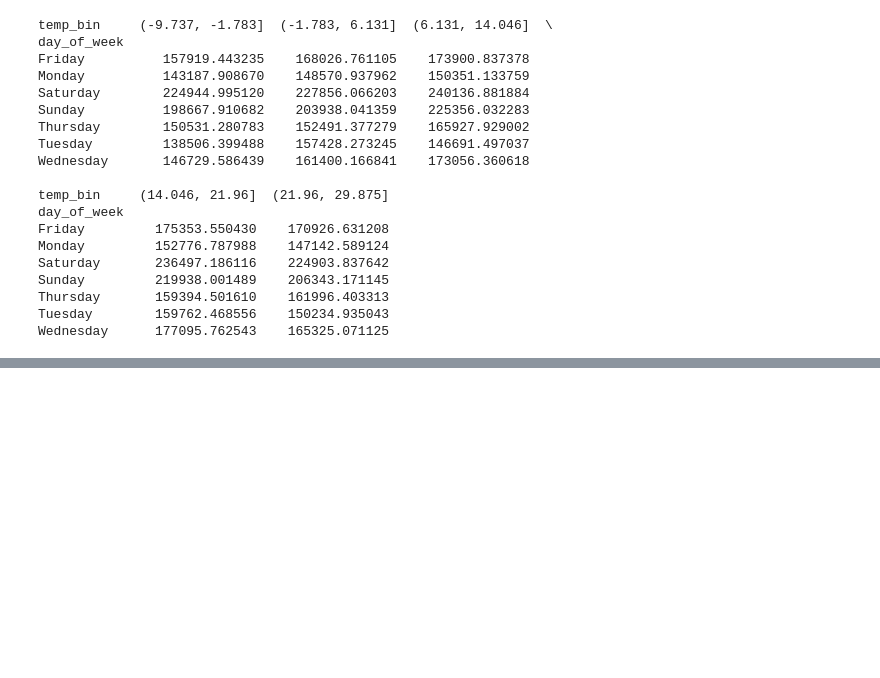
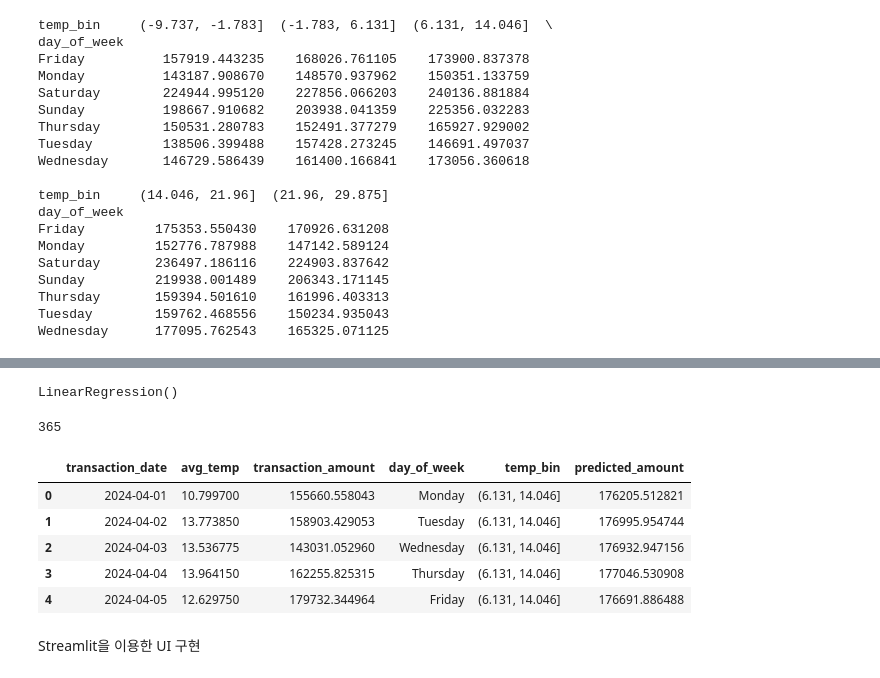
Before and after one commit to ESTCAMP-Team5/first_project, a Jupyter notebook: credit_card_usage_modeling/workspace/EDA/hayeon/suwon_beverage_business_db.ipynb, the cells around one changed output, grey strips where cells are left out. Cells and saved outputs as stored; diff of their text form; code cells hidden in the pictures; blank space fills up the shorter version.

```diff
--- a/credit_card_usage_modeling/workspace/EDA/hayeon/suwon_beverage_business_db.ipynb
+++ b/credit_card_usage_modeling/workspace/EDA/hayeon/suwon_beverage_business_db.ipynb
@@ -330,0 +333,2 @@ plt.show()
+# %%
+engine = create_engine("mysql+pymysql://root:1234@127.0.0.1:3306/suwon")
@@ -330,0 +338,5 @@ plt.show()
+# %%
+model = LinearRegression()
+model.fit(X, y)
+# %% [output]
+LinearRegression()
@@ -330,0 +346,15 @@ plt.show()
+# %%
+daily_data.to_sql("sales_predictions", con=engine, if_exists="replace", index=False)
+# %% [output]
+365
+# %%
+pd.read_sql("SELECT * FROM sales_predictions LIMIT 5", engine)
+# %% [output]
+|  | transaction_date | avg_temp | transaction_amount | day_of_week | temp_bin | predicted_amount |
+| 0 | 2024-04-01 | 10.799700 | 155660.558043 | Monday | (6.131, 14.046] | 176205.512821 |
+| 1 | 2024-04-02 | 13.773850 | 158903.429053 | Tuesday | (6.131, 14.046] | 176995.954744 |
+| 2 | 2024-04-03 | 13.536775 | 143031.052960 | Wednesday | (6.131, 14.046] | 176932.947156 |
+| 3 | 2024-04-04 | 13.964150 | 162255.825315 | Thursday | (6.131, 14.046] | 177046.530908 |
+| 4 | 2024-04-05 | 12.629750 | 179732.344964 | Friday | (6.131, 14.046] | 176691.886488 |
+# %% [markdown]
+Streamlit을 이용한 UI 구현
```
Also changed, not shown: parts of 10 cells of this notebook.
